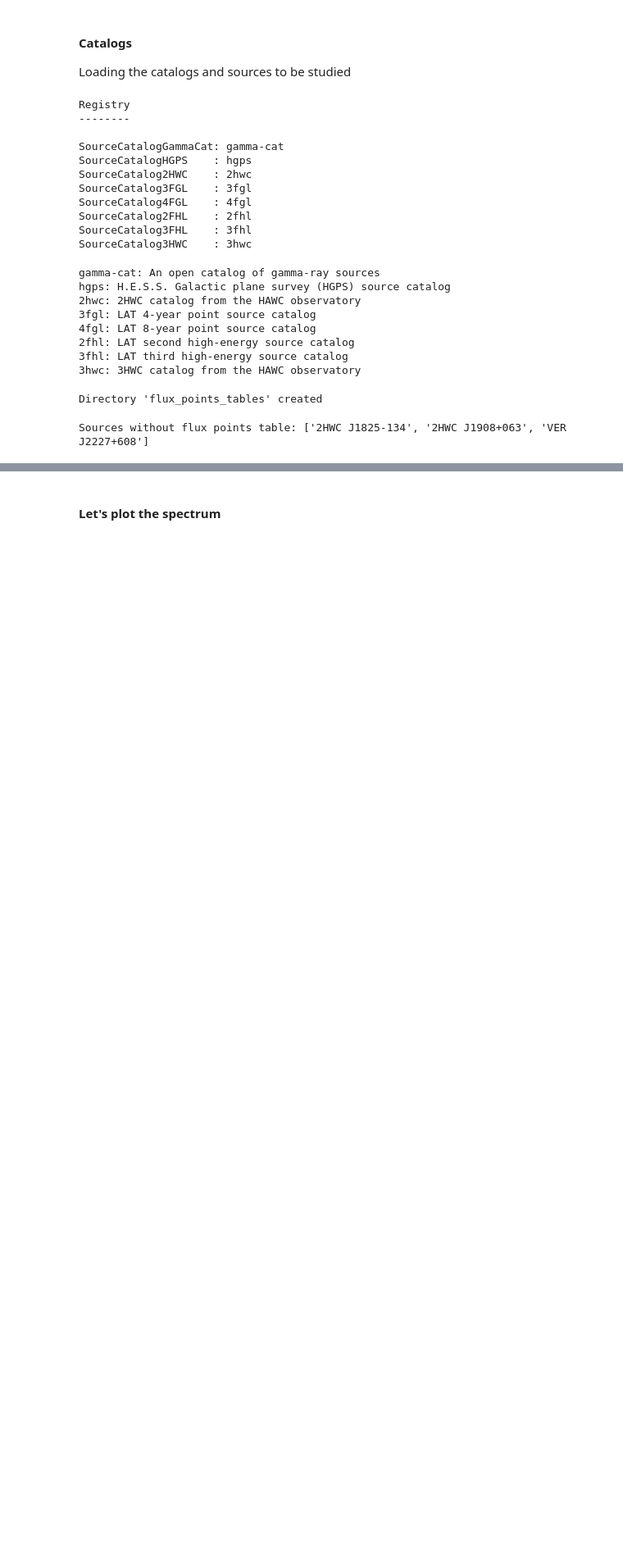
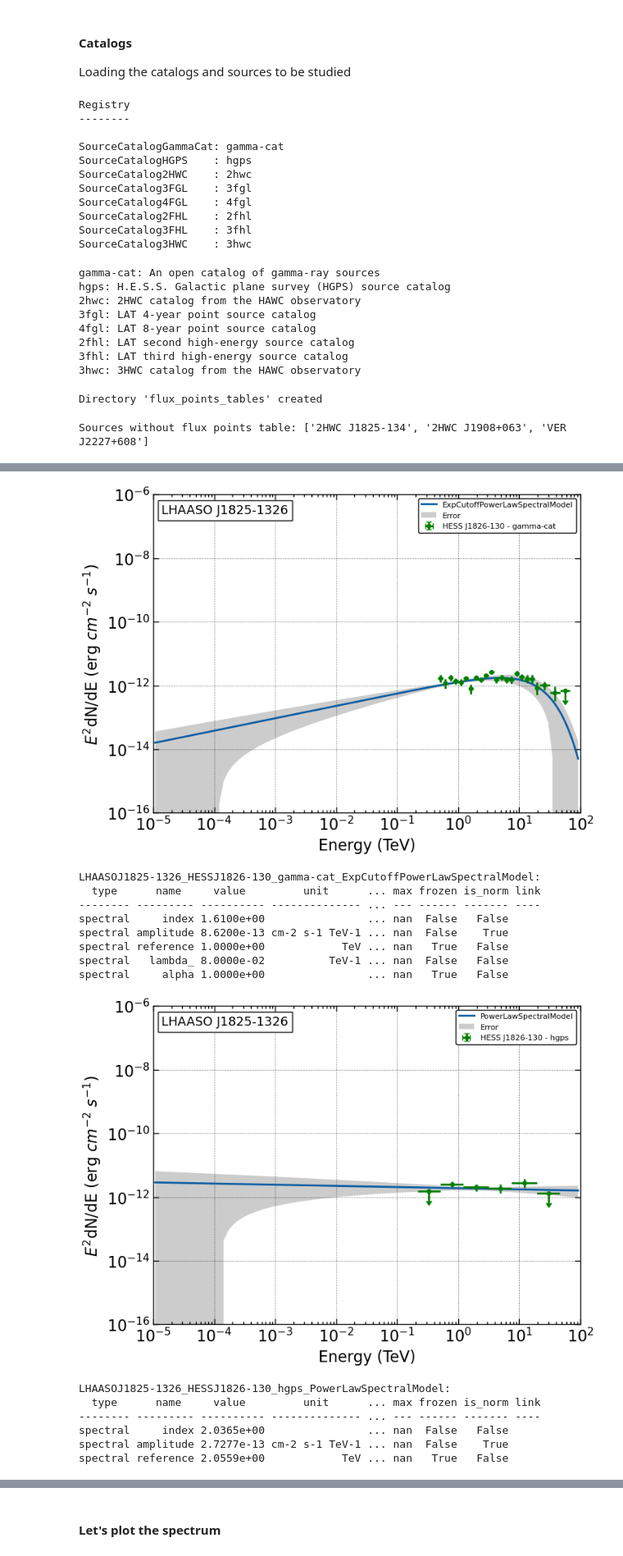
Before and after one commit to rubensjrcosta/gammapy-my_notebooks, a Jupyter notebook: gammapy-notebooks/0.20.1/simulations/LHAASO/data_access_and_selection(DL3)/data_access_and_selection(DL3).ipynb, the cells around one changed output, grey strips where cells are left out. Shown at 82% size. Drawn from its saved outputs; the diff is of its cells as text; code cells hidden in the pictures; blank space fills up the shorter version.

```diff
--- a/gammapy-notebooks/0.20.1/simulations/LHAASO/data_access_and_selection(DL3)/data_access_and_selection(DL3).ipynb
+++ b/gammapy-notebooks/0.20.1/simulations/LHAASO/data_access_and_selection(DL3)/data_access_and_selection(DL3).ipynb
@@ -892,0 +388,63 @@ plotting_SED_flux_pointing(
+# %%
+# to select a source object index: [0-6]
+src_index = 1
+colors_tag = colors_tags[src_index]
+source_identification(src_index)
+# LHAASO_name, src_name
+
+# List of catalogs with flux points table of the source
+# print(df_fp['catalog'][src_index])
+
+k_range = range(len(ds_fp[src_index]))
+for k in k_range:
+
+    # to select a catalog:
+    cat_index = k
+    catalog_tag = df_fp["catalog"][src_index][cat_index]
+    catalog = CATALOG_REGISTRY.get_cls(catalog_tag)()
+    # print(catalog)
+
+    source  = catalog[src_name]
+    # source.data
+
+    flux_points = source.flux_points
+
+    # Gammapy sky model object:
+    sky_model = source.sky_model()
+
+    # Gammapy spatial model object:
+    spatial_model = source.spatial_model
+
+    # Gammapy spectral model object:
+    spectral_model = source.spectral_model()
+    spectral_model_tag = spectral_model.tag[0]
+    spectral_model_tag_short = spectral_model.tag[0]
+
+    energy_bounds = [1e-5, 1e2] * u.TeV
+    ylim = [1e-16, 1e-6]
+
+    file_name = f'{LHAASO_txt}_{src_txt}_{catalog_tag}_{spectral_model_tag_short}.png'
+    file_path = path_plot_spectrum / file_name
+
+    plot_SED()
+
+    print(f'{LHAASO_txt}_{src_txt}_{catalog_tag}_{spectral_model_tag_short}:')
+
+    print(spectral_model.parameters.to_table())
+# %% [output]
+[figure, added]
+LHAASOJ1825-1326_HESSJ1826-130_gamma-cat_ExpCutoffPowerLawSpectralModel:
+  type      name     value         unit      ... max frozen is_norm link
+-------- --------- ---------- -------------- ... --- ------ ------- ----
+spectral     index 1.6100e+00                ... nan  False   False
+spectral amplitude 8.6200e-13 cm-2 s-1 TeV-1 ... nan  False    True
+spectral reference 1.0000e+00            TeV ... nan   True   False
+spectral   lambda_ 8.0000e-02          TeV-1 ... nan  False   False
+spectral     alpha 1.0000e+00                ... nan   True   False
+[figure, added]
+LHAASOJ1825-1326_HESSJ1826-130_hgps_PowerLawSpectralModel:
+  type      name     value         unit      ... max frozen is_norm link
+-------- --------- ---------- -------------- ... --- ------ ------- ----
+spectral     index 2.0365e+00                ... nan  False   False
+spectral amplitude 2.7277e-13 cm-2 s-1 TeV-1 ... nan  False    True
+spectral reference 2.0559e+00            TeV ... nan   True   False
```
Also changed, not shown: parts of 117 cells of this notebook, 32 other files.
